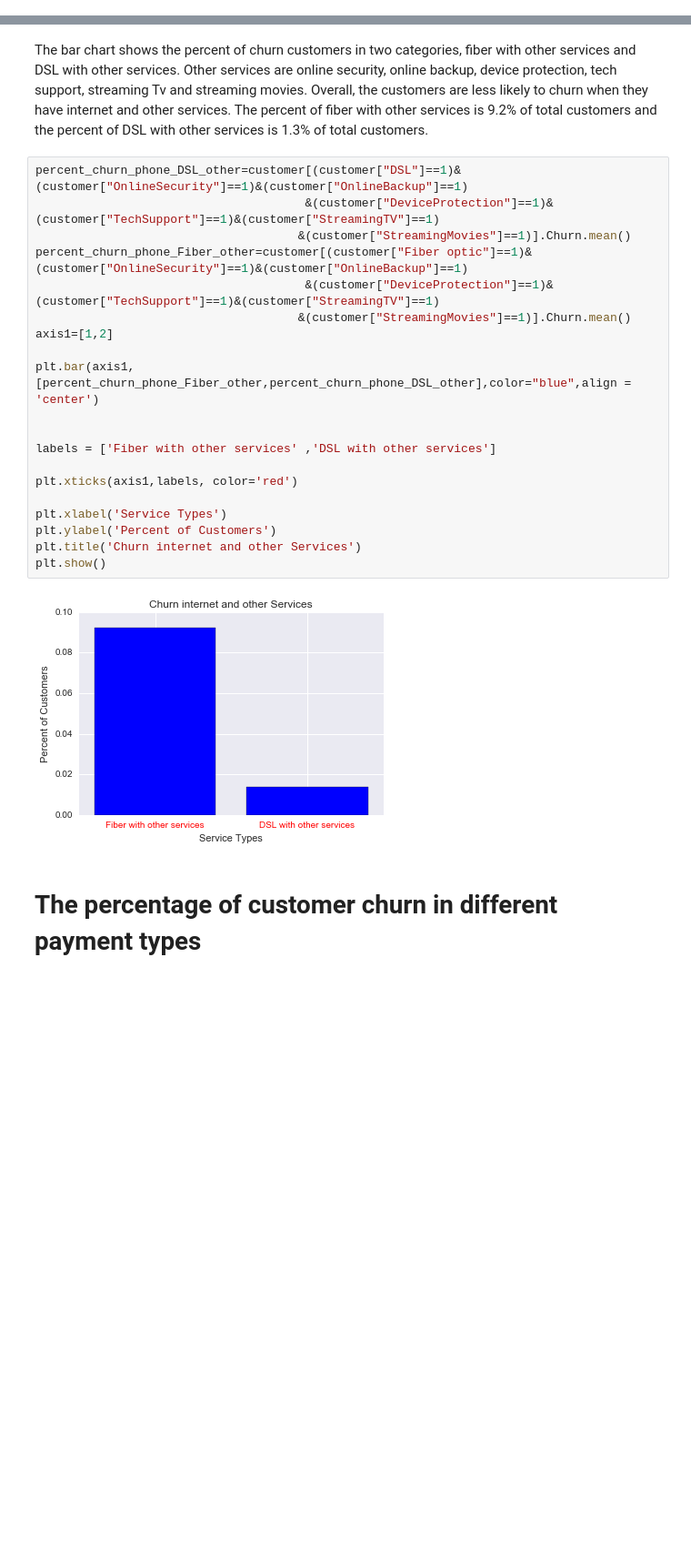
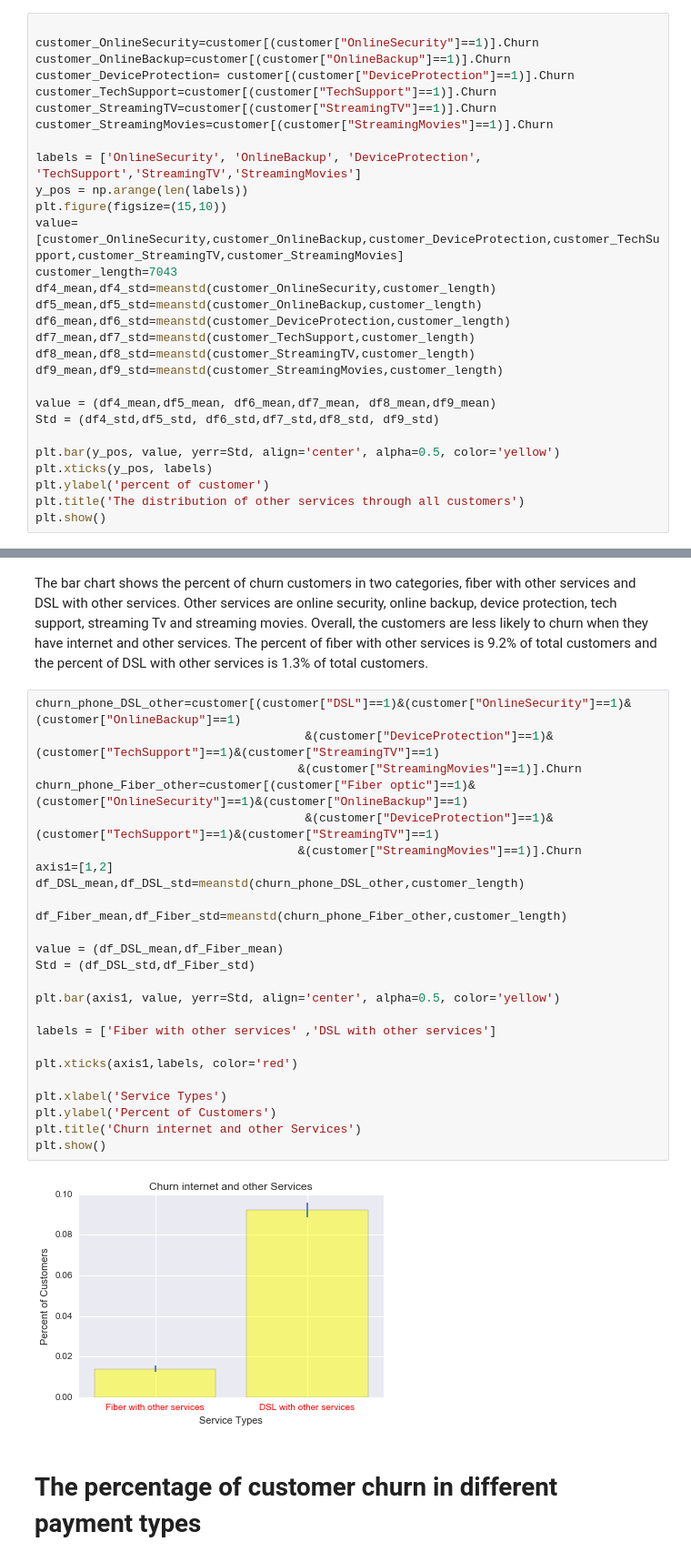
Before and after one commit to vinhpvu/Telco-customer-analytics, a Jupyter notebook: Untitled.ipynb, the cells around one changed output, grey strips where cells are left out. Shown: that part at 91% size. Drawn from its saved outputs; the diff is of its cells as text; blank space fills up the shorter version.

```diff
--- a/Untitled.ipynb
+++ b/Untitled.ipynb
@@ -244,0 +234,29 @@ plt.show()
+# %%
+
+customer_OnlineSecurity=customer[(customer["OnlineSecurity"]==1)].Churn
+customer_OnlineBackup=customer[(customer["OnlineBackup"]==1)].Churn
+customer_DeviceProtection= customer[(customer["DeviceProtection"]==1)].Churn
+customer_TechSupport=customer[(customer["TechSupport"]==1)].Churn
+customer_StreamingTV=customer[(customer["StreamingTV"]==1)].Churn
+customer_StreamingMovies=customer[(customer["StreamingMovies"]==1)].Churn
+
+labels = ['OnlineSecurity', 'OnlineBackup', 'DeviceProtection', 'TechSupport','StreamingTV','StreamingMovies']
+y_pos = np.arange(len(labels))
+plt.figure(figsize=(15,10))
+value=[customer_OnlineSecurity,customer_OnlineBackup,customer_DeviceProtection,customer_TechSupport,customer_StreamingTV,customer_StreamingMovies]
+customer_length=7043
+df4_mean,df4_std=meanstd(customer_OnlineSecurity,customer_length)
+df5_mean,df5_std=meanstd(customer_OnlineBackup,customer_length)
+df6_mean,df6_std=meanstd(customer_DeviceProtection,customer_length)
+df7_mean,df7_std=meanstd(customer_TechSupport,customer_length)
+df8_mean,df8_std=meanstd(customer_StreamingTV,customer_length)
+df9_mean,df9_std=meanstd(customer_StreamingMovies,customer_length)
+
+value = (df4_mean,df5_mean, df6_mean,df7_mean, df8_mean,df9_mean)
+Std = (df4_std,df5_std, df6_std,df7_std,df8_std, df9_std)
+
+plt.bar(y_pos, value, yerr=Std, align='center', alpha=0.5, color='yellow')
+plt.xticks(y_pos, labels)
+plt.ylabel('percent of customer')
+plt.title('The distribution of other services through all customers')
+plt.show()
@@ -247,27 +267,32 @@ plt.show()
 # %% [markdown]
 The bar chart shows the percent of churn customers in two categories, fiber with other services and DSL with other services. Other services are online security, online backup, device protection, tech support, streaming Tv and streaming movies. Overall, the customers are less likely to churn when they have internet and other services. The percent of fiber with other services is 9.2% of total customers and the percent of DSL with other services is 1.3% of total customers.
 # %%
-percent_churn_phone_DSL_other=customer[(customer["DSL"]==1)&(customer["OnlineSecurity"]==1)&(customer["OnlineBackup"]==1)
+churn_phone_DSL_other=customer[(customer["DSL"]==1)&(customer["OnlineSecurity"]==1)&(customer["OnlineBackup"]==1)
                                       &(customer["DeviceProtection"]==1)&(customer["TechSupport"]==1)&(customer["StreamingTV"]==1)
-                                     &(customer["StreamingMovies"]==1)].Churn.mean()
-percent_churn_phone_Fiber_other=customer[(customer["Fiber optic"]==1)&(customer["OnlineSecurity"]==1)&(customer["OnlineBackup"]==1)
+                                     &(customer["StreamingMovies"]==1)].Churn
+churn_phone_Fiber_other=customer[(customer["Fiber optic"]==1)&(customer["OnlineSecurity"]==1)&(customer["OnlineBackup"]==1)
                                       &(customer["DeviceProtection"]==1)&(customer["TechSupport"]==1)&(customer["StreamingTV"]==1)
-                                     &(customer["StreamingMovies"]==1)].Churn.mean()
+                                     &(customer["StreamingMovies"]==1)].Churn
 axis1=[1,2]
+df_DSL_mean,df_DSL_std=meanstd(churn_phone_DSL_other,customer_length)
 
-plt.bar(axis1, [percent_churn_phone_Fiber_other,percent_churn_phone_DSL_other],color="blue",align = 'center')
+df_Fiber_mean,df_Fiber_std=meanstd(churn_phone_Fiber_other,customer_length)
 
+value = (df_DSL_mean,df_Fiber_mean)
+Std = (df_DSL_std,df_Fiber_std)
+
+plt.bar(axis1, value, yerr=Std, align='center', alpha=0.5, color='yellow')
 
 labels = ['Fiber with other services' ,'DSL with other services']
 
 plt.xticks(axis1,labels, color='red')
 
 plt.xlabel('Service Types')
 plt.ylabel('Percent of Customers')
 plt.title('Churn internet and other Services')
 plt.show()
 # %% [output]
-[figure, old version]
+[figure, new version]
 # %% [markdown]
 # The percentage of customer churn in different payment types
 # %% [markdown]
```
Also changed, not shown: parts of 8 cells of this notebook.
